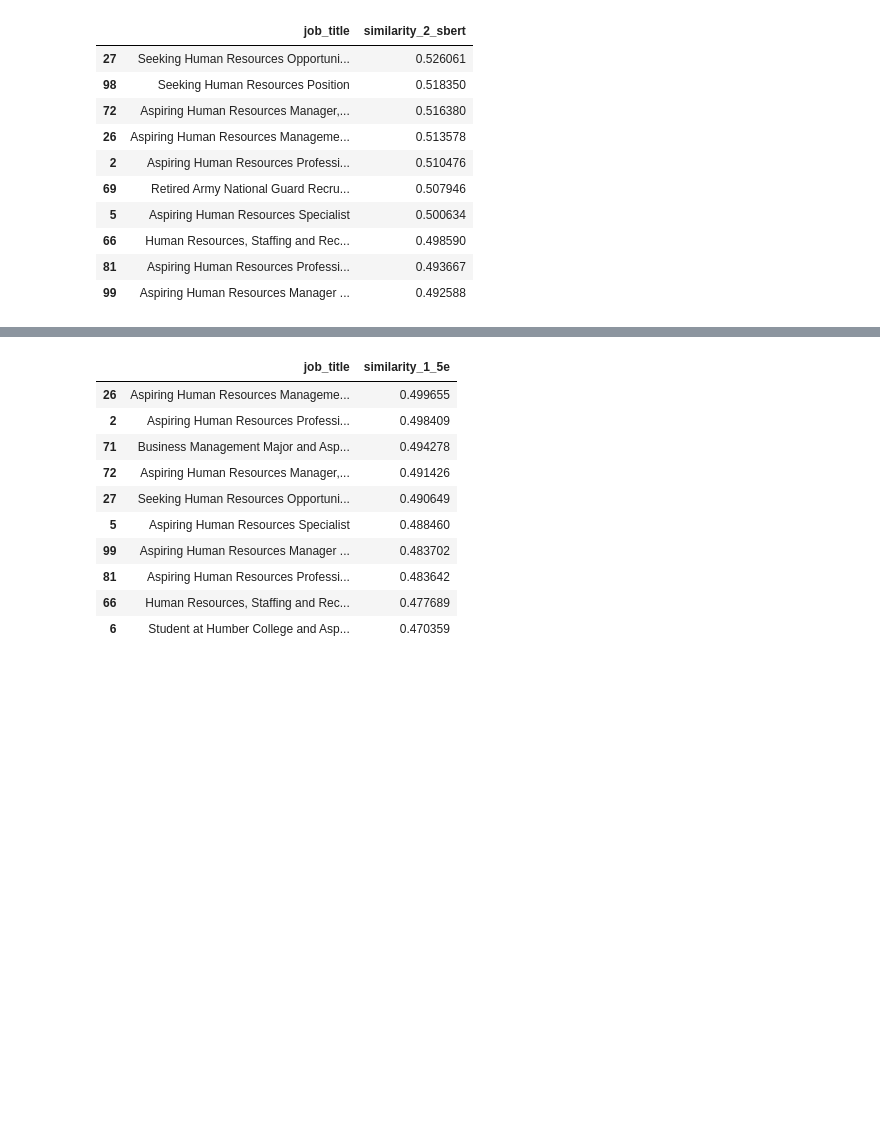
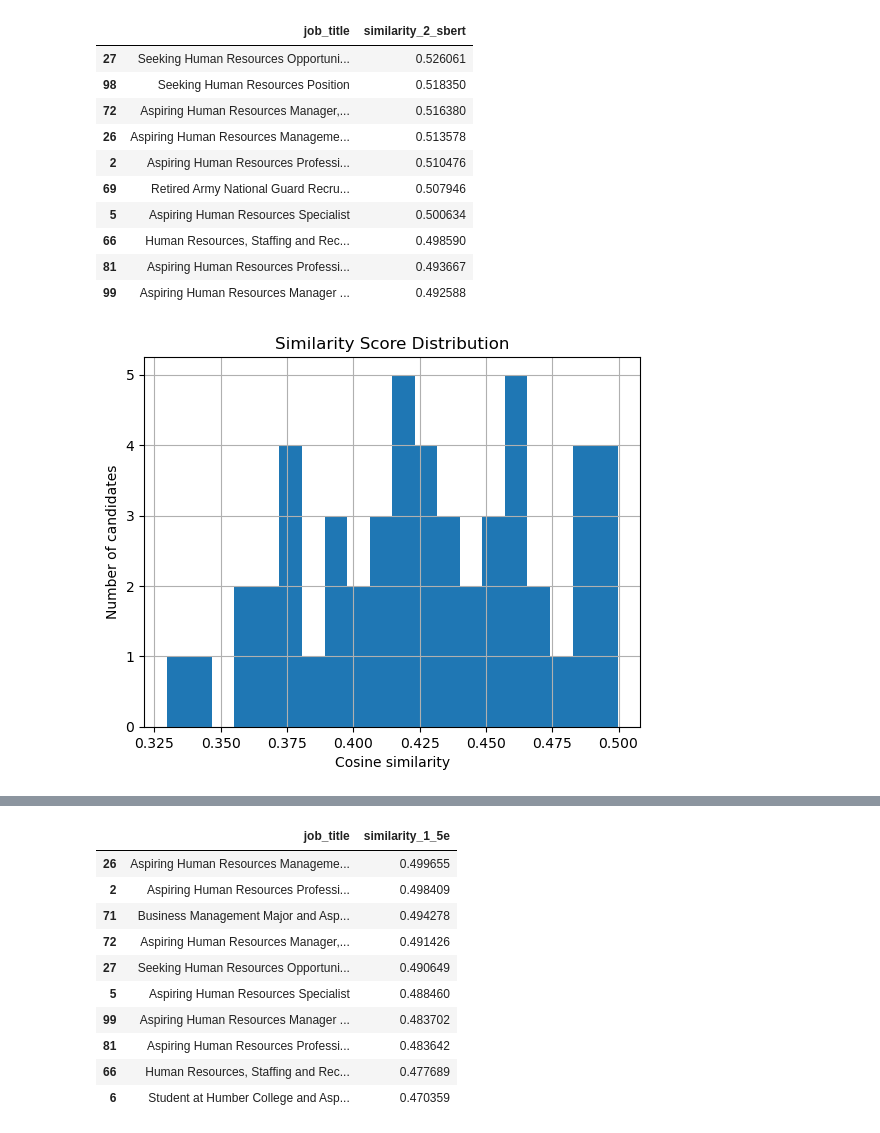
Before and after one commit to safwt-data/QwnYr0x6YtL8f4mY, a Jupyter notebook: notebooks/notebook_1.ipynb, the cells around one changed output, grey strips where cells are left out. Drawn from its saved outputs; the diff is of its cells as text; code cells hidden in the pictures; blank space fills up the shorter version.

```diff
--- a/notebooks/notebook_1.ipynb
+++ b/notebooks/notebook_1.ipynb
@@ -531,3 +531,14 @@ df[df["similarity_2_sbert"]>0.4][["job_title", "similarity_2_sbert"]].sort_value
 | 66 | Human Resources, Staffing and Rec... | 0.498590 |
 | 81 | Aspiring Human Resources Professi... | 0.493667 |
 | 99 | Aspiring Human Resources Manager ... | 0.492588 |
+# %%
+def similarity_hist(var):
+    df[var].hist(bins=20)
+    plt.xlabel("Cosine similarity")
+    plt.ylabel("Number of candidates")
+    plt.title("Similarity Score Distribution")
+    plt.show()
+# %%
+similarity_hist("similarity_1_5e")
+# %% [output]
+[figure, added]
```
Also changed, not shown: parts of 2 cells of this notebook.
